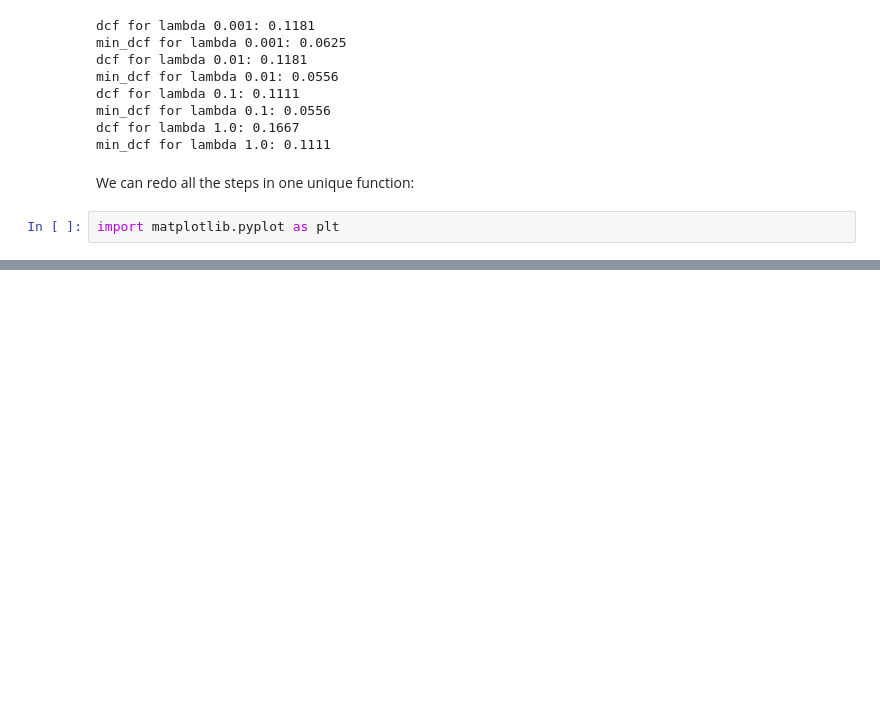
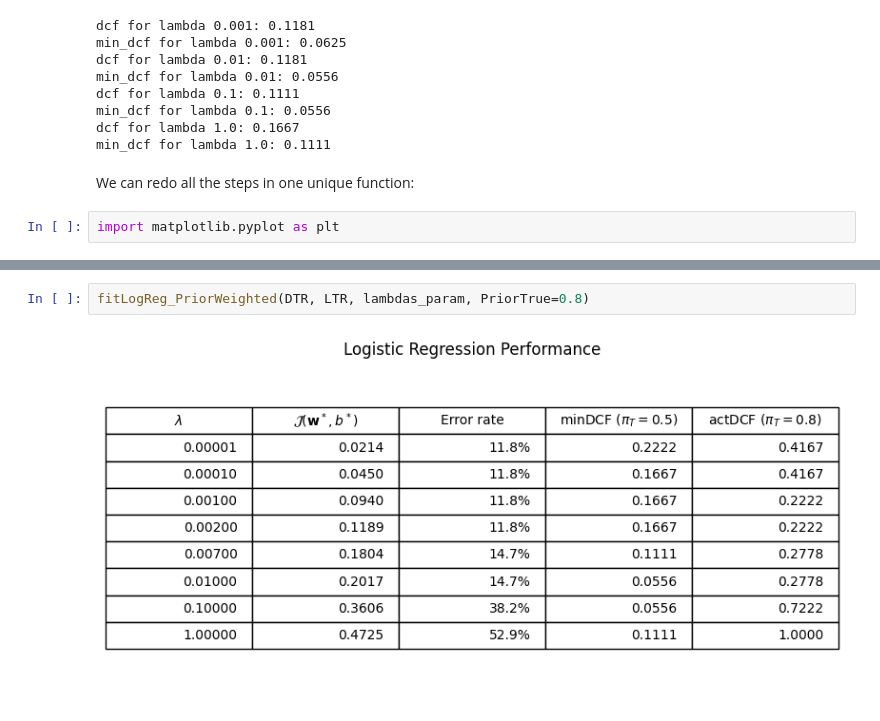
Before and after one commit to RiccardoRevalor/MachineLearningPatternRecognition, a Jupyter notebook: lab9_LogisticRegression/LR.ipynb, the cells around one changed output, grey strips where cells are left out. Cells and saved outputs as stored; diff of their text form; blank space fills up the shorter version.

Commit message:
l09: Prior-weighted logistic regression and calibration

```diff
--- a/lab9_LogisticRegression/LR.ipynb
+++ b/lab9_LogisticRegression/LR.ipynb
@@ -883,0 +1148,4 @@ fitLogReg(DTR, LTR, lambdas_param)
+# %%
+fitLogReg_PriorWeighted(DTR, LTR, lambdas_param, PriorTrue=0.8)
+# %% [output]
+[figure, added]
```
Also changed, not shown: parts of 6 cells of this notebook.
